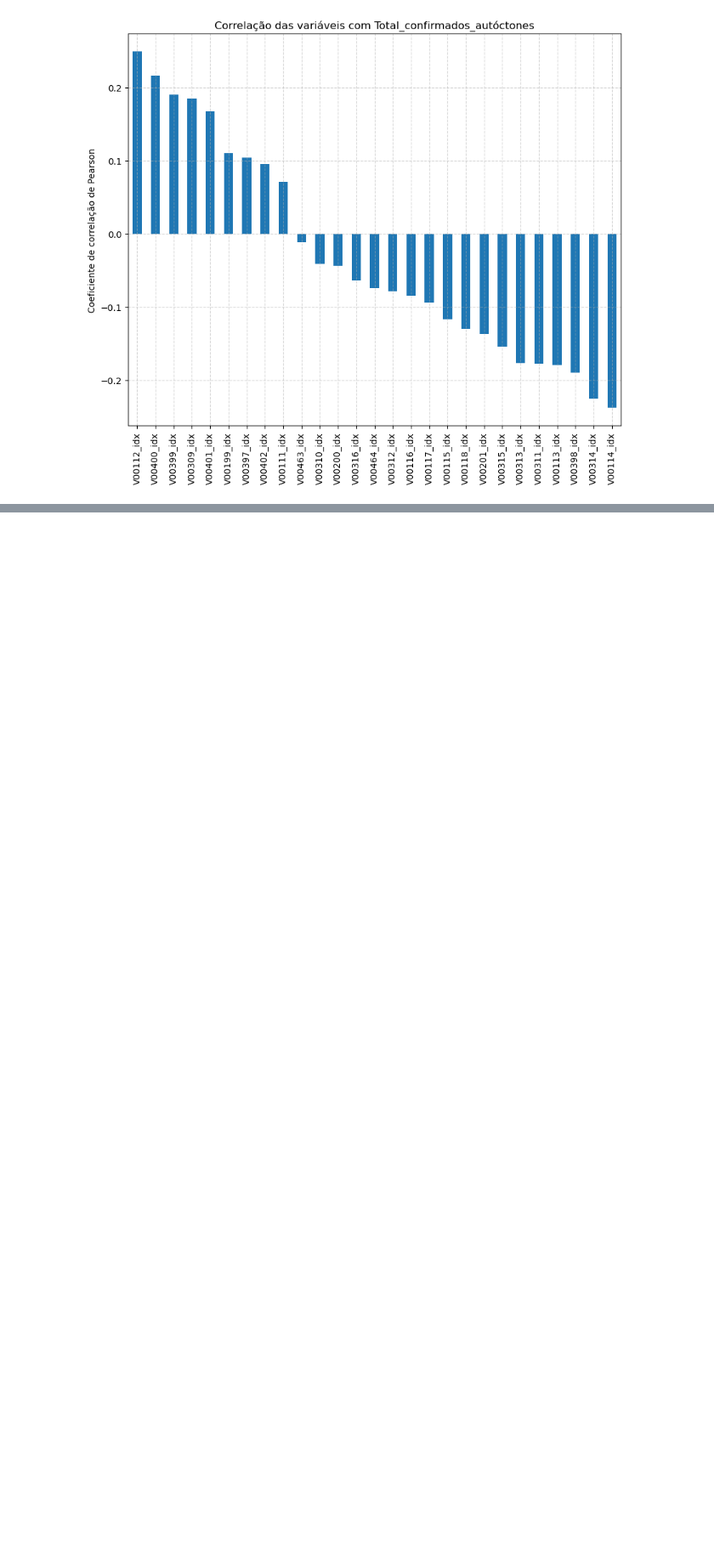
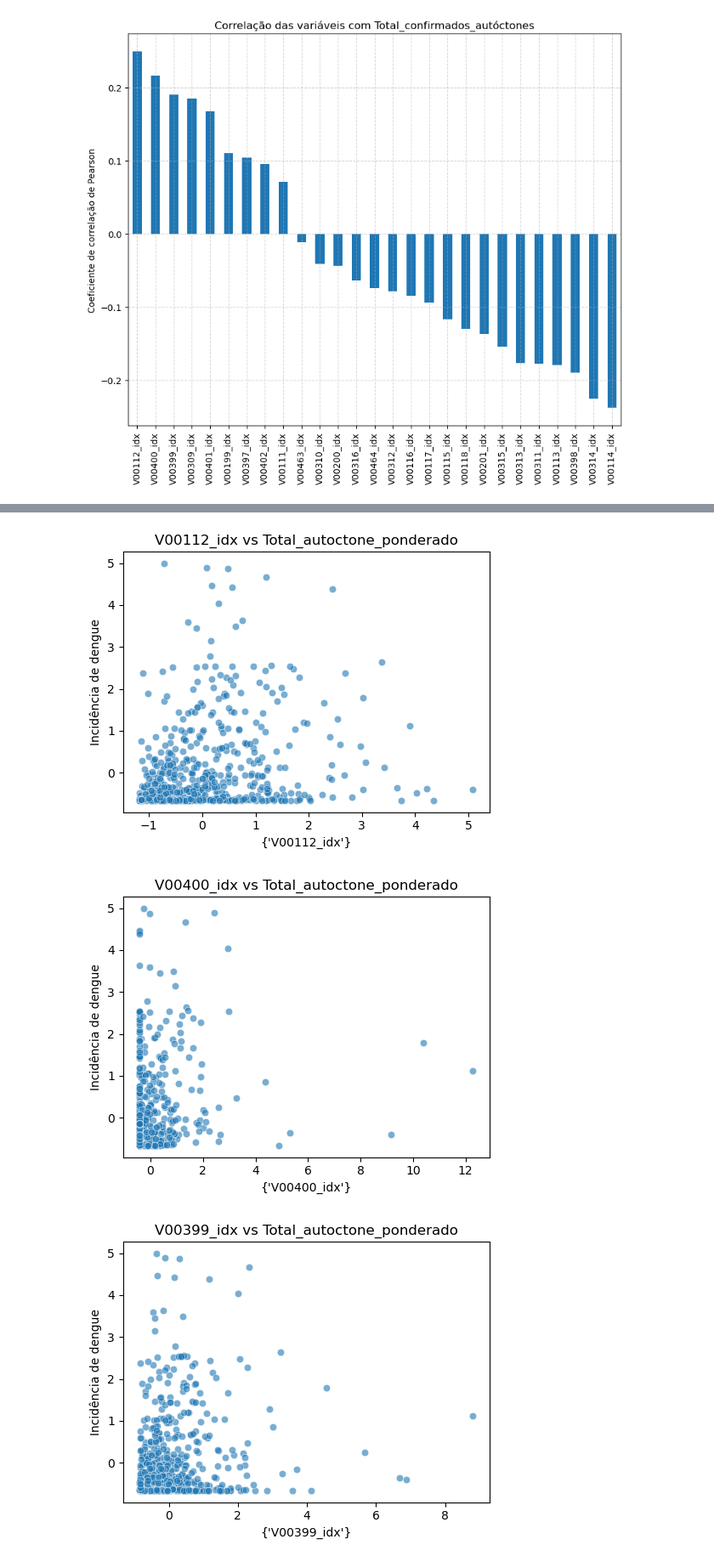
Before and after one commit to Guilherme-Fernandes-da-Costa/RP2_2025, a Jupyter notebook: pasta_nazivon/RP2-AnaliseEstatistica.ipynb, the cells around one changed output, grey strips where cells are left out. Shown: that part at 85% size. Drawn from its saved outputs; the diff is of its cells as text; code cells hidden in the pictures; blank space fills up the shorter version.

```diff
--- a/pasta_nazivon/RP2-AnaliseEstatistica.ipynb
+++ b/pasta_nazivon/RP2-AnaliseEstatistica.ipynb
@@ -194,0 +415,14 @@ plt.show()
+# %%
+top_vars = corr_alvo.drop(alvo).head(4).index  # 4 variáveis mais correlacionadas
+for var in top_vars:
+    plt.figure(figsize=(5, 4))
+    sns.scatterplot(x=dados_norm[var], y=dados_norm[alvo], alpha=0.6)
+    plt.title(f"{var} vs Total_autoctone_ponderado")
+    plt.xlabel({var})
+    plt.ylabel("Incidência de dengue")
+    plt.tight_layout()
+    plt.show()
+# %% [output]
+[figure, added]
+[figure, added]
+[figure, added]
```
Also changed, not shown: parts of 34 cells of this notebook.
